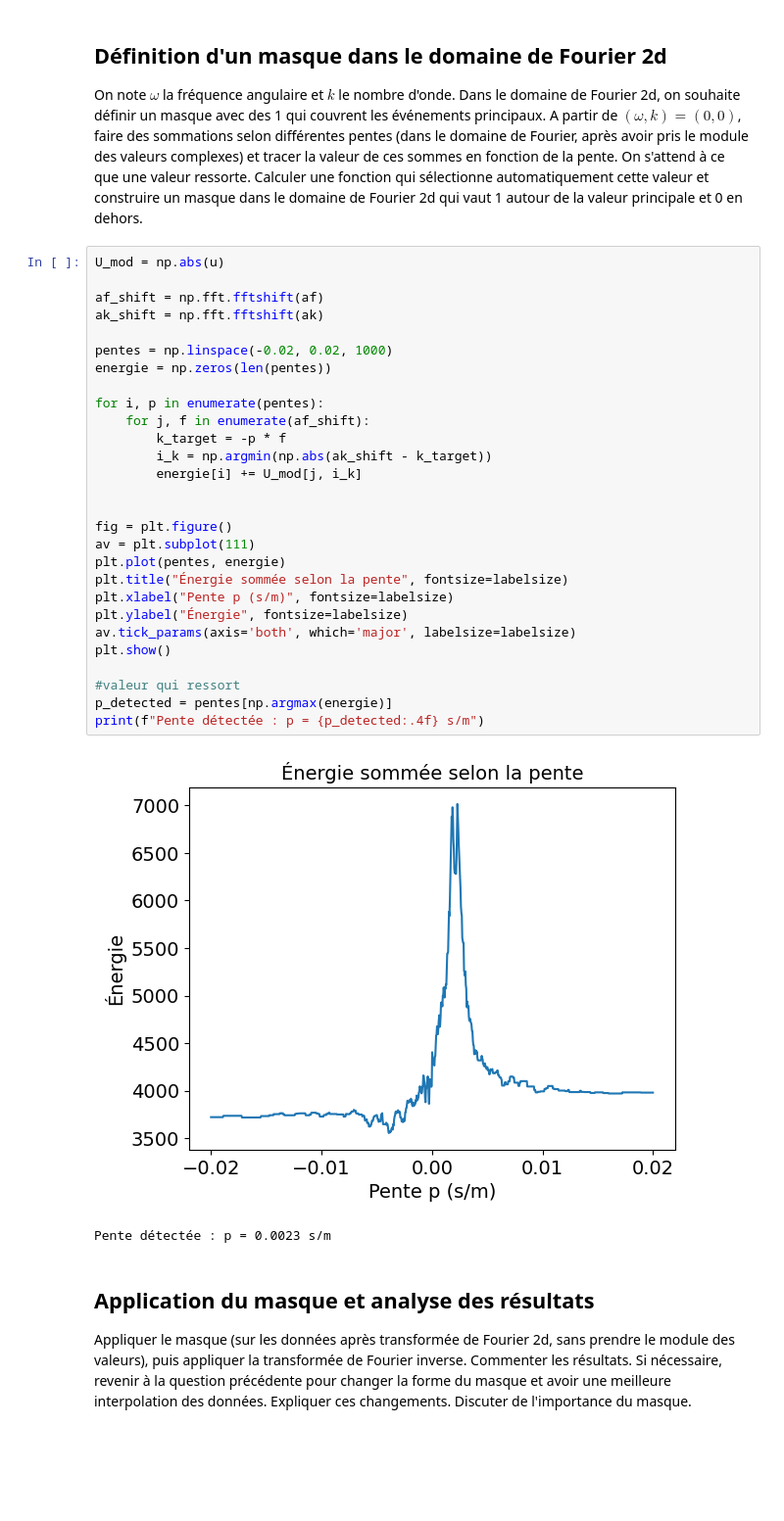
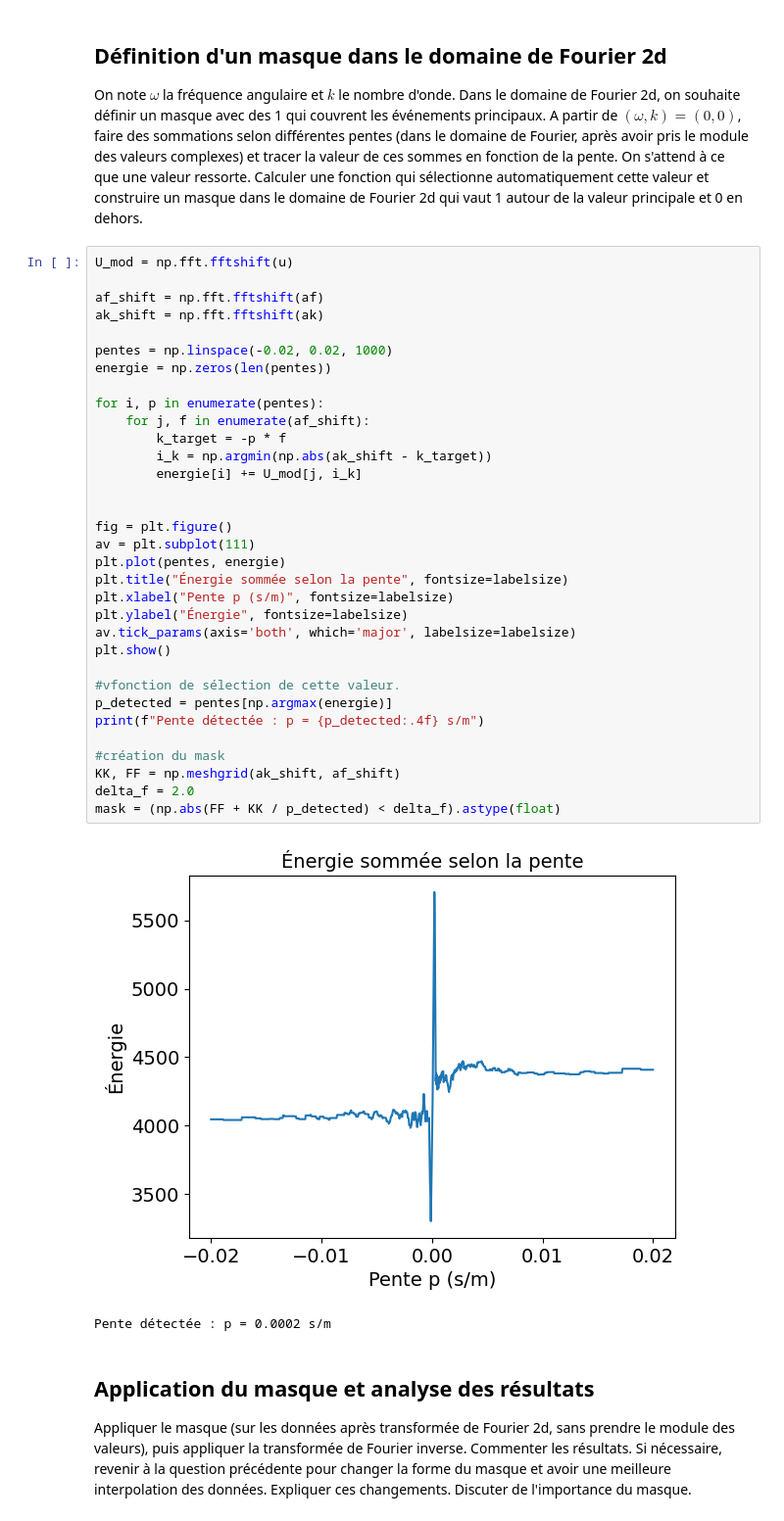
Before and after one commit to mariehoumaire/Projet-Optim-, a Jupyter notebook: miniprojet/mini_projet_geophysique.ipynb, the cells around one changed output. Shown at 98% size. Cells and saved outputs as stored; diff of their text form; blank space fills up the shorter version.

```diff
--- a/miniprojet/mini_projet_geophysique.ipynb
+++ b/miniprojet/mini_projet_geophysique.ipynb
@@ -189,36 +189,41 @@ plt.set_cmap('bwr')
 ## Définition d'un masque dans le domaine de Fourier 2d
 On note $\omega$ la fréquence angulaire et $k$ le nombre d'onde. Dans le domaine de Fourier 2d, on souhaite définir un masque avec des 1 qui couvrent les événements principaux. A partir de $(\omega,k)=(0,0)$, faire des sommations selon différentes pentes (dans le domaine de Fourier, après avoir pris le module des valeurs complexes) et tracer la valeur de ces sommes en fonction de la pente. On s'attend à ce que une valeur ressorte. Calculer une fonction qui sélectionne automatiquement cette valeur et construire un masque dans le domaine de Fourier 2d qui vaut 1 autour de la valeur principale et 0 en dehors.
 # %%
-U_mod = np.abs(u)
+U_mod = np.fft.fftshift(u)
 
 af_shift = np.fft.fftshift(af)
 ak_shift = np.fft.fftshift(ak)
 
 pentes = np.linspace(-0.02, 0.02, 1000)
 energie = np.zeros(len(pentes))
 
 for i, p in enumerate(pentes):
     for j, f in enumerate(af_shift):
         k_target = -p * f
         i_k = np.argmin(np.abs(ak_shift - k_target))
         energie[i] += U_mod[j, i_k]
 
 
 fig = plt.figure()
 av = plt.subplot(111)
 plt.plot(pentes, energie)
 plt.title("Énergie sommée selon la pente", fontsize=labelsize)
 plt.xlabel("Pente p (s/m)", fontsize=labelsize)
 plt.ylabel("Énergie", fontsize=labelsize)
 av.tick_params(axis='both', which='major', labelsize=labelsize)
 plt.show()
 
-#valeur qui ressort
+#vfonction de sélection de cette valeur.
 p_detected = pentes[np.argmax(energie)]
 print(f"Pente détectée : p = {p_detected:.4f} s/m")
+
+#création du mask
+KK, FF = np.meshgrid(ak_shift, af_shift)
+delta_f = 2.0
+mask = (np.abs(FF + KK / p_detected) < delta_f).astype(float)
 # %% [output]
-[figure, old version]
+[figure, new version]
-Pente détectée : p = 0.0023 s/m
+Pente détectée : p = 0.0002 s/m
 # %% [markdown]
 ## Application du masque et analyse des résultats
 Appliquer le masque (sur les données après transformée de Fourier 2d, sans prendre le module des valeurs), puis appliquer la transformée de Fourier inverse. Commenter les résultats. Si nécessaire, revenir à la question précédente pour changer la forme du masque et avoir une meilleure interpolation des données. Expliquer ces changements. Discuter de l'importance du masque.
```
Also changed, not shown: parts of 1 cell of this notebook.
